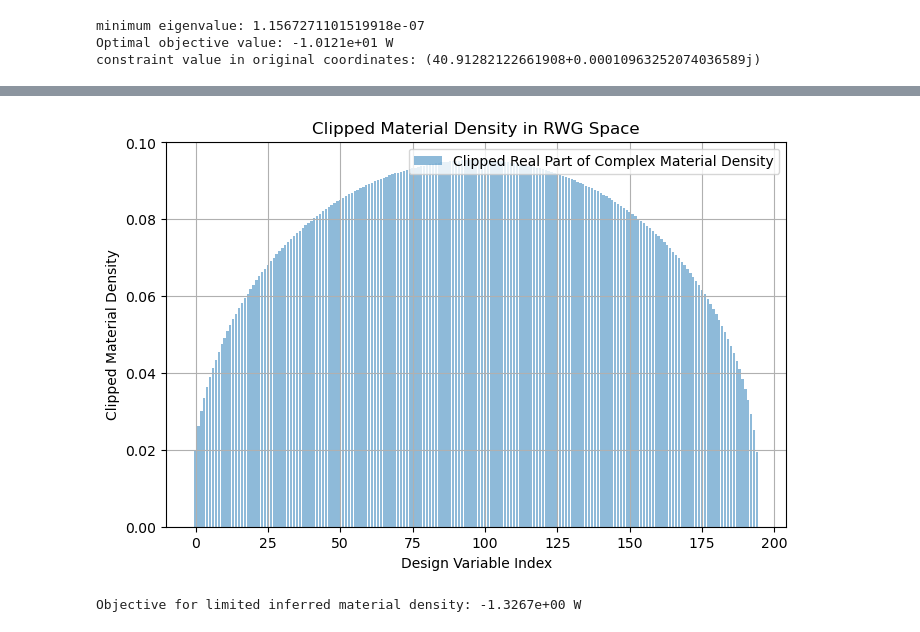
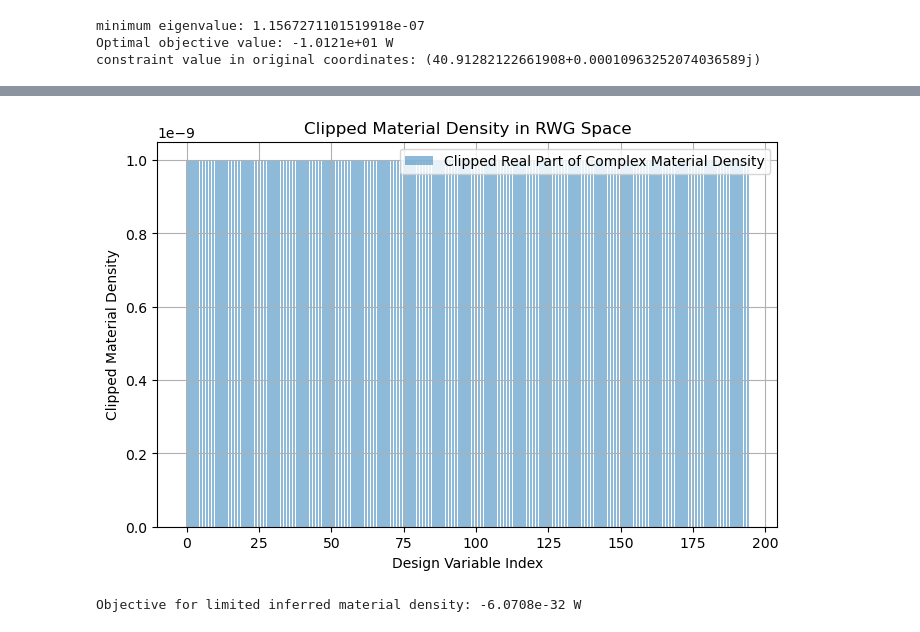
Before and after one commit to liskaja8/dolphindes, a Jupyter notebook: examples/limits/preconditioner.ipynb, the cells around one changed output, grey strips where cells are left out. Cells and saved outputs as stored; diff of their text form; code cells hidden in the pictures.

```diff
--- a/examples/limits/preconditioner.ipynb
+++ b/examples/limits/preconditioner.ipynb
@@ -235,7 +235,7 @@ gcd_QCQP = copy.deepcopy(QCQP)
 
 t = time.time()
 opt_params = OptimizationHyperparameters(
-    opttol=1e-6,
+    opttol=1e-7,
     gradConverge=False,
     min_inner_iter=10,
     max_restart=10,
@@ -246,11 +246,11 @@ opt_params = OptimizationHyperparameters(
 )
 
 gcd_params = GCDHyperparameters(
-    gcd_tol=1e-12,                 # Keep extremely tight to prevent early exit
-    max_proj_cstrt_num=40,       # CRITICAL: > 390. Safely covers all complex degrees of freedom!
+    gcd_tol=1e-7,                 # Keep extremely tight to prevent early exit
+    max_proj_cstrt_num=50,       # CRITICAL: > 390. Safely covers all complex degrees of freedom!
     max_gcd_iter_num=100,         # Increased to give GCD enough runway to generate up to 400 constraints
-    gcd_iter_period=20,            # Check for convergence every 2*Nopt iterations to give GCD enough time to generate constraints and converge
-    orthonormalize=False,         # Keep OFF so complex phase information isn't scrambled
+    gcd_iter_period=5,            # Check for convergence every 2*Nopt iterations to give GCD enough time to generate constraints and converge
+    orthonormalize=True,         # Keep OFF so complex phase information isn't scrambled
     opt_params=opt_params
 )
 gcd_QCQP.run_gcd(gcd_params=gcd_params)
@@ -403,24 +403,24 @@ inference error: 1.0064075637614947
 Objective for inferred material density: -1.010821e+01 W
 # %%
 # limit material density to be postive real [0,1]
-material_density = np.sqrt(np.clip(np.abs(complexMaterialDensity), 1e-9, 1))
+material_density = np.sqrt(np.clip(np.real(complexMaterialDensity), 1e-18, 1))
 plt.figure(figsize=(8, 5))
 plt.bar(np.arange(Ndes), material_density, alpha=0.5, label='Clipped Real Part of Complex Material Density')
 plt.xlabel('Design Variable Index')
 plt.ylabel('Clipped Material Density')
 plt.title('Clipped Material Density in RWG Space')
 plt.legend()
 plt.grid(True)
 plt.show()
 
 addLoss = 1/material_density
 ZmatInfLim = np.diag(addLoss) @ Zmat @ np.diag(addLoss)
 ZtotInfLim = Z0 + ZmatInfLim
 IfullInfLim = np.linalg.solve(ZtotInfLim, Vinc) # current distribution for inferred material density
 PfullInfLim = np.real(IfullInfLim.conj().T @ Obj @ IfullInfLim) # radiated power for inferred material density
 print(f"Objective for limited inferred material density: {PfullInfLim:.4e} W")
 
 np.savetxt("limited_material_density.txt", material_density, delimiter=',')
 # %% [output]
-[figure, old version]
+[figure, new version]
-Objective for limited inferred material density: -1.3267e+00 W
+Objective for limited inferred material density: -6.0708e-32 W
```
Also changed, not shown: parts of 5 cells of this notebook, 4 other files.
